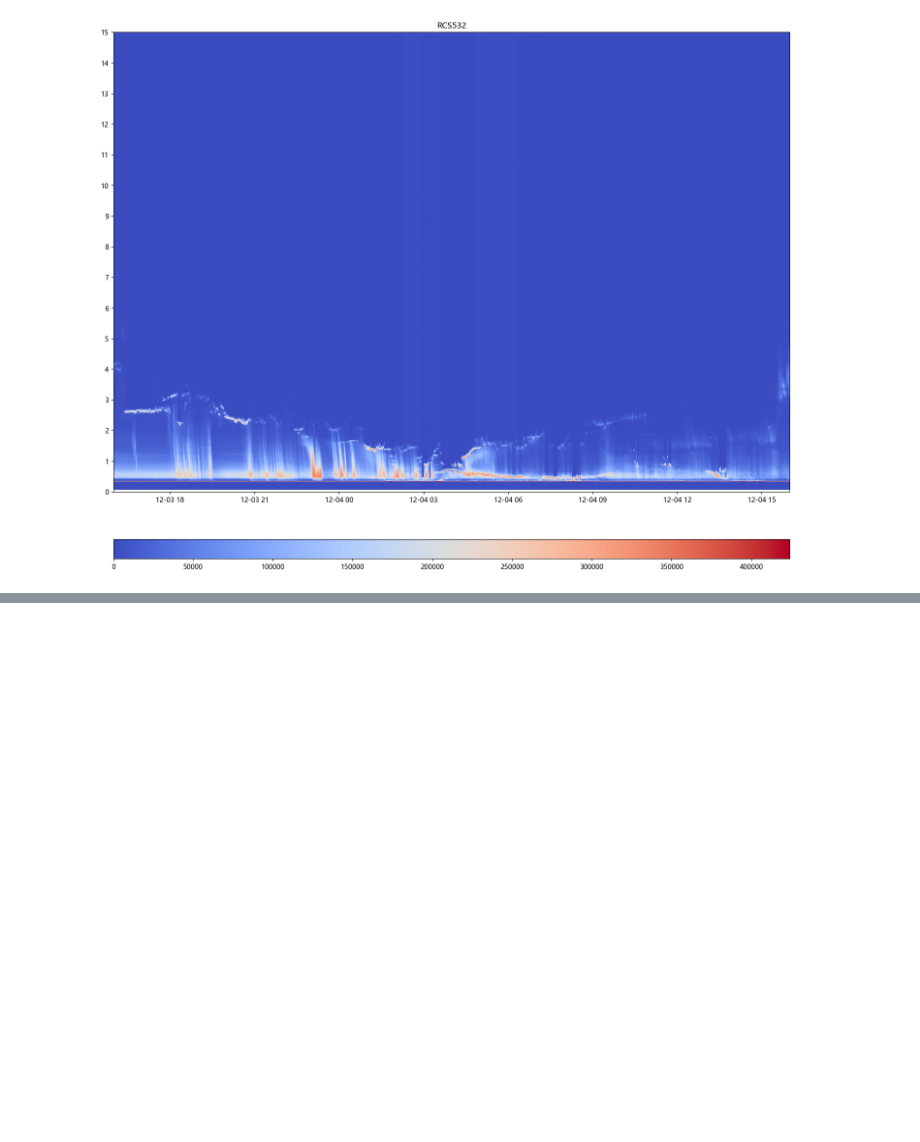
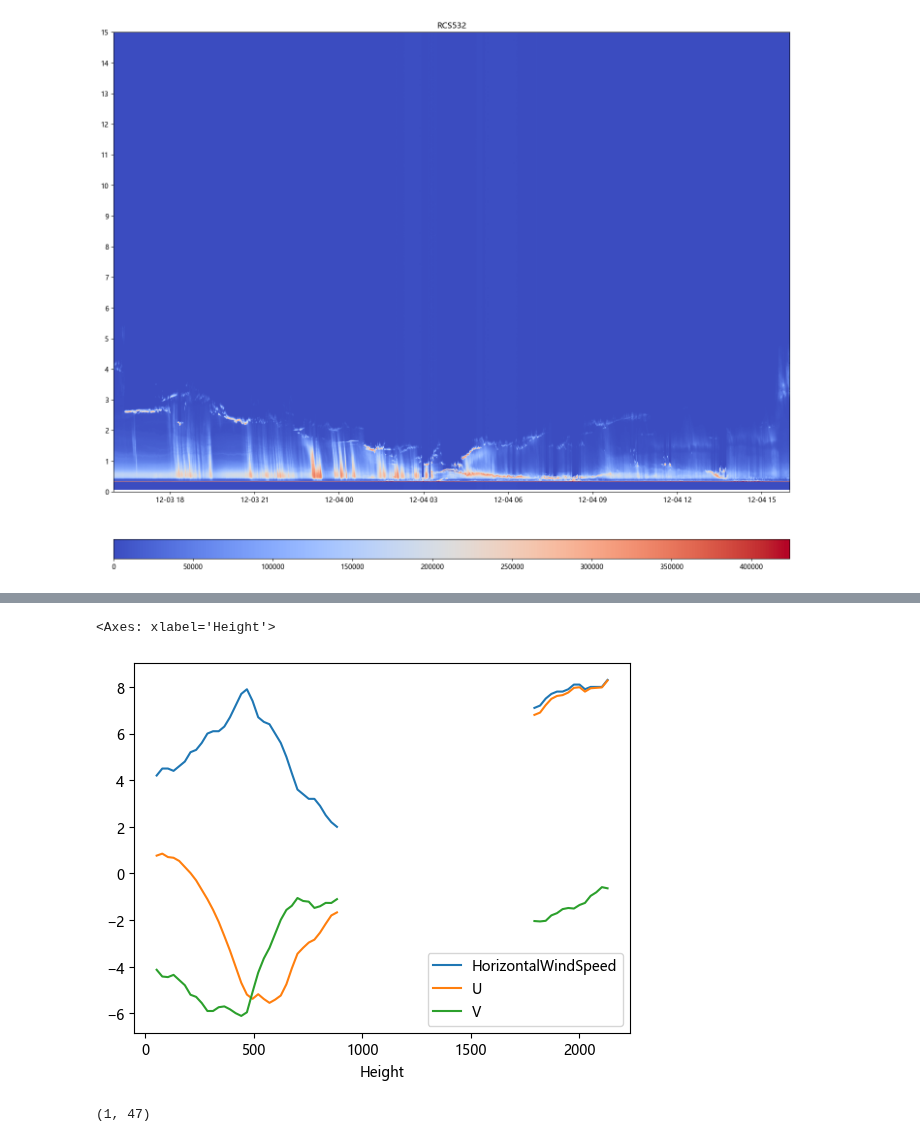
Before and after one commit to longtsing/metgrs, a Jupyter notebook: examples/3如何读取激光雷达数据并绘图.ipynb, the cells around one changed output, grey strips where cells are left out. Cells and saved outputs as stored; diff of their text form; code cells hidden in the pictures; blank space fills up the shorter version.

```diff
--- a/examples/3如何读取激光雷达数据并绘图.ipynb
+++ b/examples/3如何读取激光雷达数据并绘图.ipynb
@@ -103,0 +106,4 @@ plt.show()
+# %%
+di=Lidar.readSingleCDWLBinFile(datapath+'TestLidarFiles/Z_RADR_I_59287_20260401000002_P_CDWL_MR_096.BIN')
+# %%
+did=di.Data
@@ -103,0 +126,9 @@ plt.show()
+# %%
+u,v=Utils.vw2uv(did['WindDirection'],did['HorizontalWindSpeed'])
+did['U']=u
+did['V']=v
+# %%
+did.set_index('Height')[['HorizontalWindSpeed','U','V']].plot()
+# %% [output]
+<Axes: xlabel='Height'>
+[figure, added]
@@ -103,0 +137,4 @@ plt.show()
+# %%
+did['Height'].values.reshape(1,-1).shape
+# %% [output]
+(1, 47)
```
Also changed, not shown: parts of 5 cells of this notebook, 4 other files.
